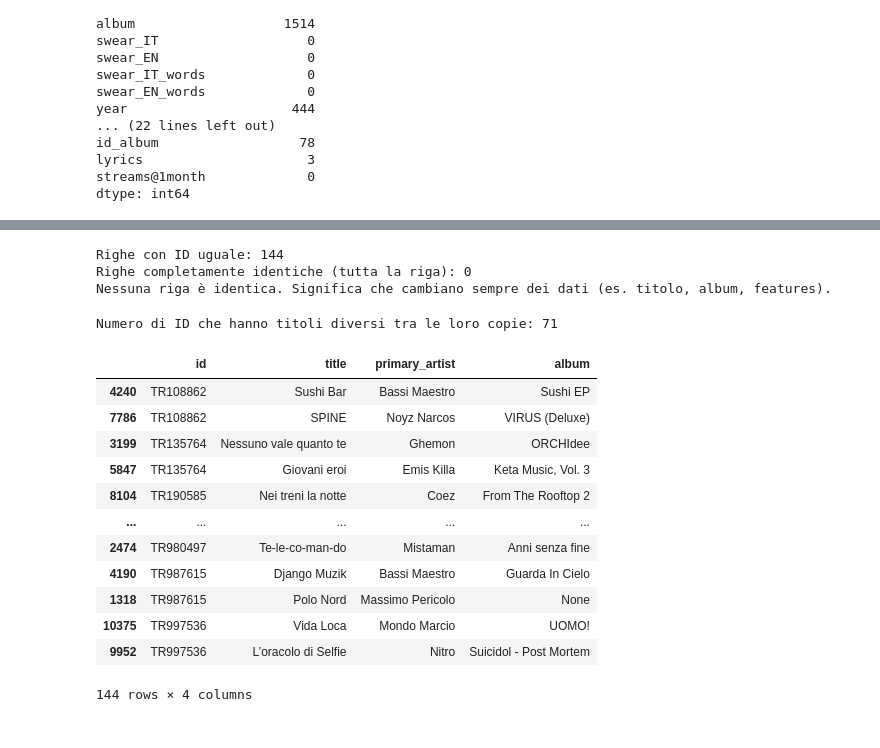
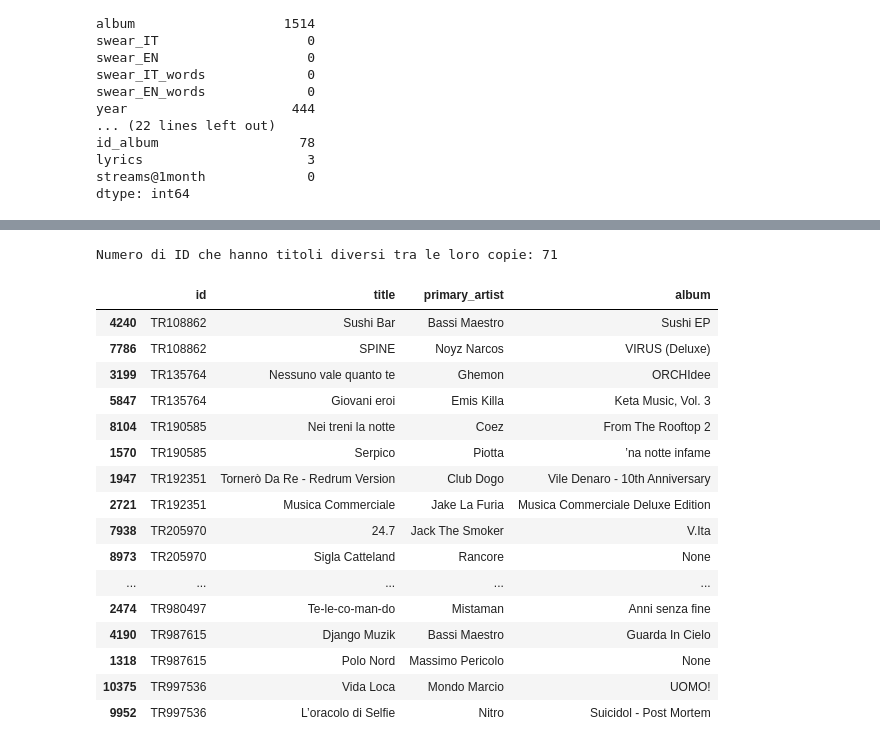
Before and after one commit to lorenzoalbani/dss, a Jupyter notebook: EDA.ipynb, the cells around one changed output, grey strips where cells are left out. Saved outputs shown, nothing was run; the diff lists cells and outputs as text; code cells hidden in the pictures.

```diff
--- a/EDA.ipynb
+++ b/EDA.ipynb
@@ -200,51 +157,34 @@ ds[ds['id'] == 'TR367132']
-# %%
-# 1. Isola le 144 righe che hanno l'ID duplicato
-duplicati_id = ds[ds.duplicated(subset=['id'], keep=False)]
-
-# 2. Cerca dentro questo gruppo le righe che sono identiche IN TUTTO (senza subset)
-righe_identiche = duplicati_id[duplicati_id.duplicated(keep=False)]
-
-print(f"Righe con ID uguale: {len(duplicati_id)}")
-print(f"Righe completamente identiche (tutta la riga): {len(righe_identiche)}")
-
-# 3. Se ce ne sono, mostriamole
-if len(righe_identiche) > 0:
-    display(righe_identiche.sort_values('id').head(4))
-else:
-    print("Nessuna riga è identica. Significa che cambiano sempre dei dati (es. titolo, album, features).")
-# %% [output]
-Righe con ID uguale: 144
-Righe completamente identiche (tutta la riga): 0
-Nessuna riga è identica. Significa che cambiano sempre dei dati (es. titolo, album, features).
 # %%
 # 1. Seleziona solo le righe che hanno ID duplicati
 duplicati = ds[ds.duplicated(subset=['id'], keep=False)]
 
 # 2. Raggruppa per 'id' e conta i titoli unici per ciascuno
 # Se il risultato è > 1, significa che per quell'ID ci sono titoli diversi
 conteggio_titoli = duplicati.groupby('id')['title'].nunique()
 ids_con_titoli_diversi = conteggio_titoli[conteggio_titoli > 1].index
 
 print(f"Numero di ID che hanno titoli diversi tra le loro copie: {len(ids_con_titoli_diversi)}")
 
 # 3. Visualizza le righe "colpevoli"
 if len(ids_con_titoli_diversi) > 0:
     cols_to_show = ['id', 'title', 'primary_artist', 'album']
     display(ds[ds['id'].isin(ids_con_titoli_diversi)].sort_values('id')[cols_to_show])
-else:
-    print("Tutti gli ID duplicati hanno lo stesso titolo identico.")
 # %% [output]
 Numero di ID che hanno titoli diversi tra le loro copie: 71
 |  | id | title | primary_artist | album |
 | 4240 | TR108862 | Sushi Bar | Bassi Maestro | Sushi EP |
 | 7786 | TR108862 | SPINE | Noyz Narcos | VIRUS (Deluxe) |
 | 3199 | TR135764 | Nessuno vale quanto te | Ghemon | ORCHIdee |
 | 5847 | TR135764 | Giovani eroi | Emis Killa | Keta Music, Vol. 3 |
 | 8104 | TR190585 | Nei treni la notte | Coez | From The Rooftop 2 |
+| 1570 | TR190585 | Serpico | Piotta | ’na notte infame |
+| 1947 | TR192351 | Tornerò Da Re - Redrum Version | Club Dogo | Vile Denaro - 10th Anniversary |
+| 2721 | TR192351 | Musica Commerciale | Jake La Furia | Musica Commerciale Deluxe Edition |
+| 7938 | TR205970 | 24.7 | Jack The Smoker | V.Ita |
+| 8973 | TR205970 | Sigla Catteland | Rancore | None |
 | ... | ... | ... | ... | ... |
 | 2474 | TR980497 | Te-le-co-man-do | Mistaman | Anni senza fine |
 | 4190 | TR987615 | Django Muzik | Bassi Maestro | Guarda In Cielo |
 | 1318 | TR987615 | Polo Nord | Massimo Pericolo | None |
 | 10375 | TR997536 | Vida Loca | Mondo Marcio | UOMO! |
 | 9952 | TR997536 | L’oracolo di Selfie | Nitro | Suicidol - Post Mortem |
-144 rows × 4 columns
```
Also changed, not shown: parts of 16 cells of this notebook, 2 other files.
